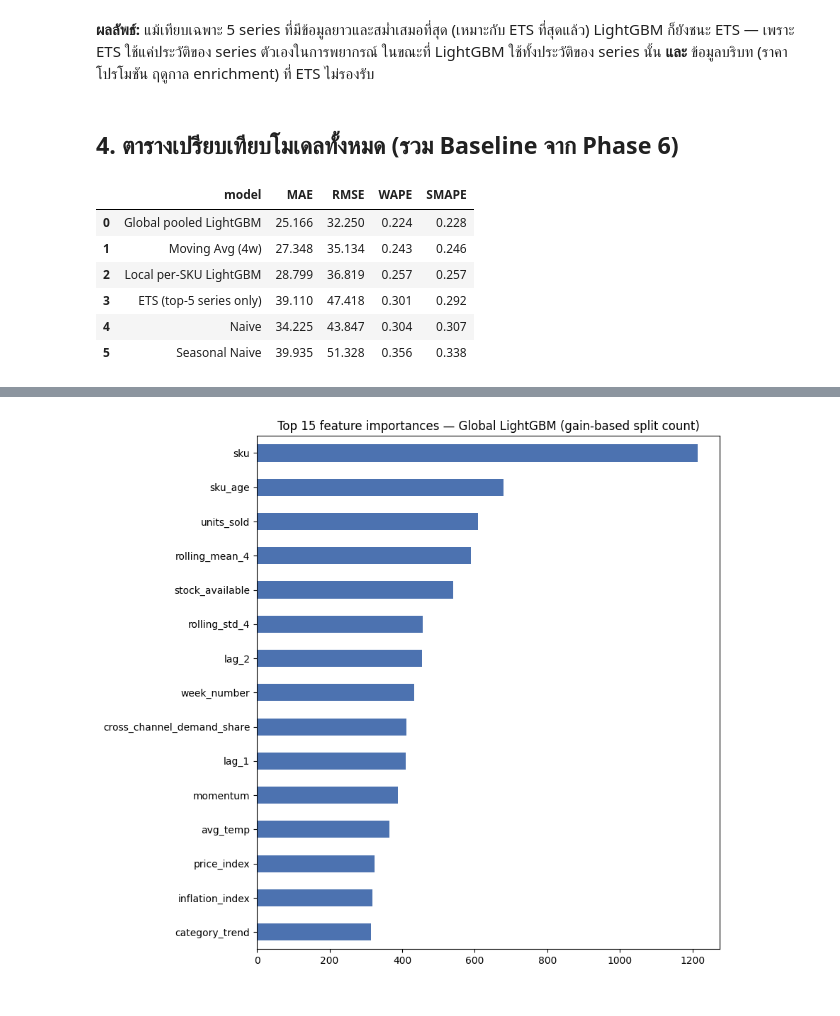
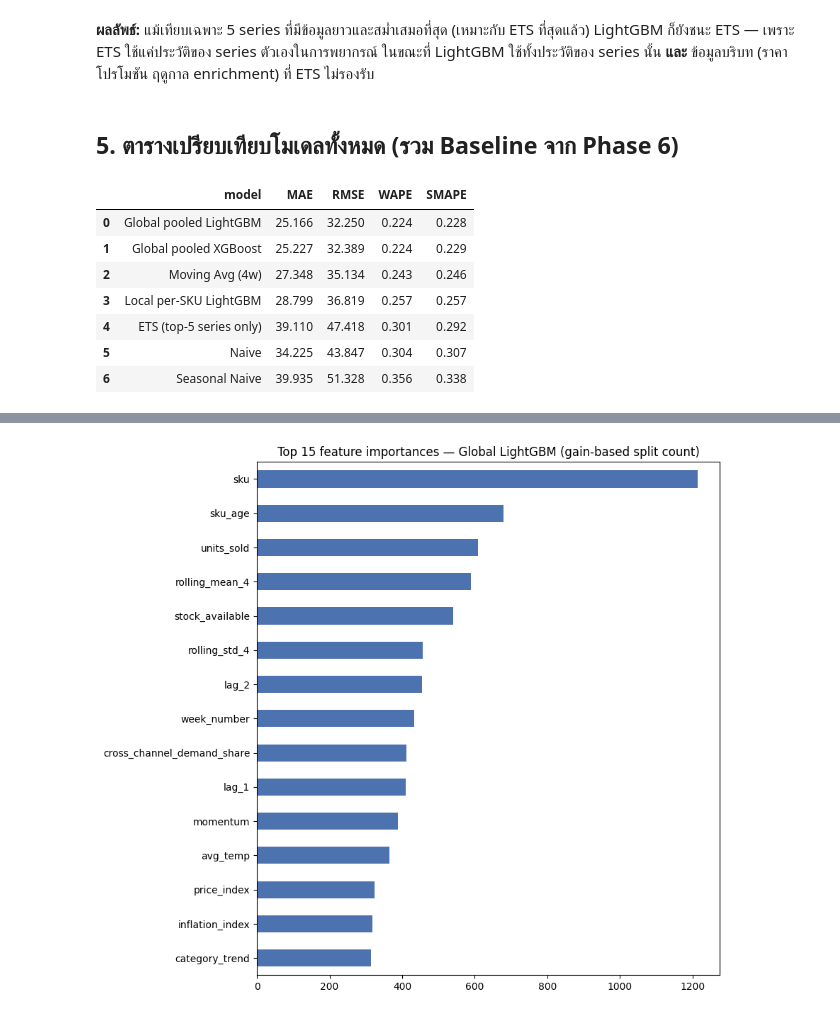
Before and after one commit to thitiwutsuk/Forecasting-FMCG-Daily-Sales, a Jupyter notebook: notebooks/07_core_forecasting.ipynb, the cells around one changed output, grey strips where cells are left out. Cells and saved outputs as stored; diff of their text form; code cells hidden in the pictures.

```diff
--- a/notebooks/07_core_forecasting.ipynb
+++ b/notebooks/07_core_forecasting.ipynb
@@ -54,0 +60,11 @@ Global pooled LightGBM, CV average:
+# %%
+fold_scores_global_xgb = []
+for f in folds:
+    train = dfc[dfc.week.isin(f.train_weeks)]
+    val = dfc[dfc.week.isin(f.val_weeks)]
+    pred = fit_predict_xgb(train, val)
+    fold_scores_global_xgb.append(score_all(val.target_next_week.values, pred))
+
+global_xgb_cv = {k: np.mean([s[k] for s in fold_scores_global_xgb]) for k in fold_scores_global_xgb[0]}
+print('Global pooled XGBoost, CV average:')
+print({k: round(v, 3) for k, v in global_xgb_cv.items()})
@@ -141,36 +162,38 @@ Global LightGBM, SAME top-5 series, CV average:
 # %% [markdown]
 **ผลลัพธ์:** แม้เทียบเฉพาะ 5 series ที่มีข้อมูลยาวและสม่ำเสมอที่สุด (เหมาะกับ ETS ที่สุดแล้ว) LightGBM ก็ยังชนะ ETS — เพราะ ETS ใช้แค่ประวัติของ series ตัวเองในการพยากรณ์ ในขณะที่ LightGBM ใช้ทั้งประวัติของ series นั้น **และ** ข้อมูลบริบท (ราคา โปรโมชัน ฤดูกาล enrichment) ที่ ETS ไม่รองรับ
 # %% [markdown]
-## 4. ตารางเปรียบเทียบโมเดลทั้งหมด (รวม Baseline จาก Phase 6)
+## 5. ตารางเปรียบเทียบโมเดลทั้งหมด (รวม Baseline จาก Phase 6)
 # %%
 from models.baseline import add_baseline_predictions
 
 dfb = add_baseline_predictions(df)
 baseline_rows = []
 for name, col in [('Naive', 'pred_naive'), ('Seasonal Naive', 'pred_seasonal_naive'), ('Moving Avg (4w)', 'pred_moving_avg_4')]:
     fold_scores = []
     for f in folds:
         val = dfb[dfb.week.isin(f.val_weeks)].dropna(subset=[col, 'target_next_week'])
         if len(val) == 0:
             continue
         fold_scores.append(score_all(val.target_next_week.values, val[col].values))
     baseline_rows.append({'model': name, **{k: np.mean([s[k] for s in fold_scores]) for k in fold_scores[0]}})
 
 comparison = pd.DataFrame(baseline_rows + [
     {'model': 'ETS (top-5 series only)', **ets_cv},
     {'model': 'Local per-SKU LightGBM', **local_cv},
     {'model': 'Global pooled LightGBM', **global_cv},
+    {'model': 'Global pooled XGBoost', **global_xgb_cv},
 ])
 comparison = comparison.sort_values('WAPE').reset_index(drop=True)
 comparison.round(3)
 # %% [output]
 |  | model | MAE | RMSE | WAPE | SMAPE |
 | 0 | Global pooled LightGBM | 25.166 | 32.250 | 0.224 | 0.228 |
-| 1 | Moving Avg (4w) | 27.348 | 35.134 | 0.243 | 0.246 |
-| 2 | Local per-SKU LightGBM | 28.799 | 36.819 | 0.257 | 0.257 |
-| 3 | ETS (top-5 series only) | 39.110 | 47.418 | 0.301 | 0.292 |
-| 4 | Naive | 34.225 | 43.847 | 0.304 | 0.307 |
-| 5 | Seasonal Naive | 39.935 | 51.328 | 0.356 | 0.338 |
+| 1 | Global pooled XGBoost | 25.227 | 32.389 | 0.224 | 0.229 |
+| 2 | Moving Avg (4w) | 27.348 | 35.134 | 0.243 | 0.246 |
+| 3 | Local per-SKU LightGBM | 28.799 | 36.819 | 0.257 | 0.257 |
+| 4 | ETS (top-5 series only) | 39.110 | 47.418 | 0.301 | 0.292 |
+| 5 | Naive | 34.225 | 43.847 | 0.304 | 0.307 |
+| 6 | Seasonal Naive | 39.935 | 51.328 | 0.356 | 0.338 |
 # %%
 fig, ax = plt.subplots(figsize=(9, 5))
 plot_df = comparison.set_index('model')['WAPE'].sort_values()
```
Also changed, not shown: parts of 14 cells of this notebook, 3 other files.
